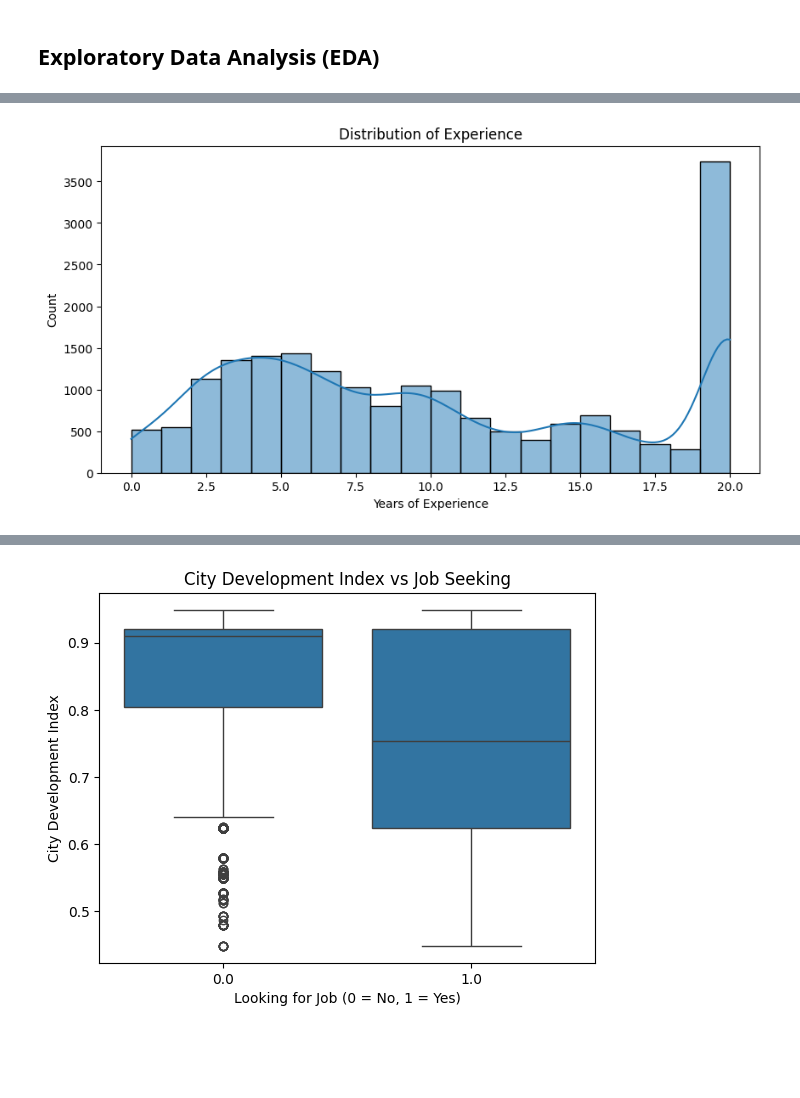
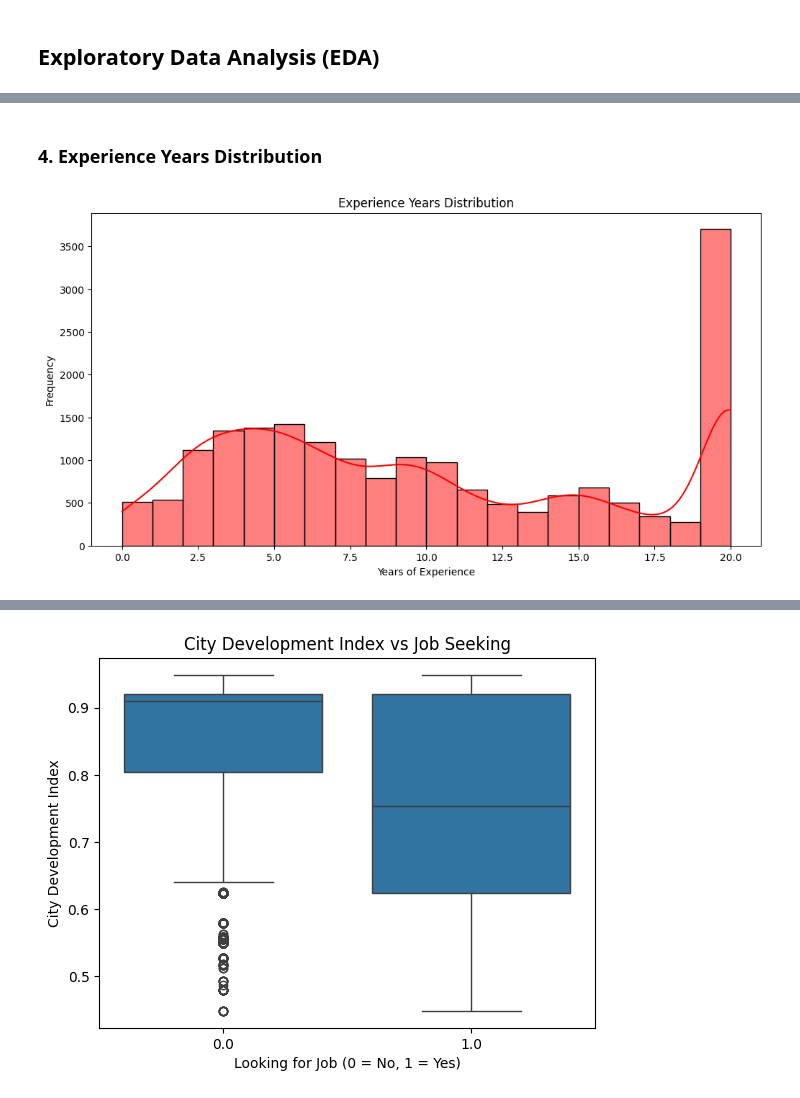
Before and after one commit to Gulcan82/Data_science_job_data_set, a Jupyter notebook: data_science.ipynb, the cells around one changed output, grey strips where cells are left out. Saved outputs shown, nothing was run; the diff lists cells and outputs as text; code cells hidden in the pictures; blank space fills up the shorter version.

```diff
--- a/data_science.ipynb
+++ b/data_science.ipynb
@@ -99,0 +105,2 @@ dtype: int64
+# %%
+df = df[df["gender"]!="Other"]
@@ -100,3 +109,6 @@ dtype: int64
+# %%
+df['gender'] = df['gender'].map({'Male': 1, 'Female': 0})
+df['relevent_experience'] = df['relevent_experience'].map({'Has relevent experience': 1, 'No relevent experience': 0})
 # %% [markdown]
 ##  Data Cleaning
 ### Handling missing values and incorrect formats.
@@ -131,11 +182,11 @@ dtype: int64
+# %% [markdown]
+### 4. Experience Years Distribution
 # %%
-
-# Plot the distribution of experience
-plt.figure(figsize=(10,5))
-sns.histplot(df["experience"], bins=20, kde=True)
-plt.title("Distribution of Experience")
+plt.figure(figsize=(12, 6))
+sns.histplot(df['experience'], bins=20, kde=True, color='red')
+plt.title("Experience Years Distribution")
 plt.xlabel("Years of Experience")
-plt.ylabel("Count")
+plt.ylabel("Frequency")
 plt.show()
 # %% [output]
-[figure, old version]
+[figure, new version]
```
Also changed, not shown: parts of 94 cells of this notebook, 4 other files.
